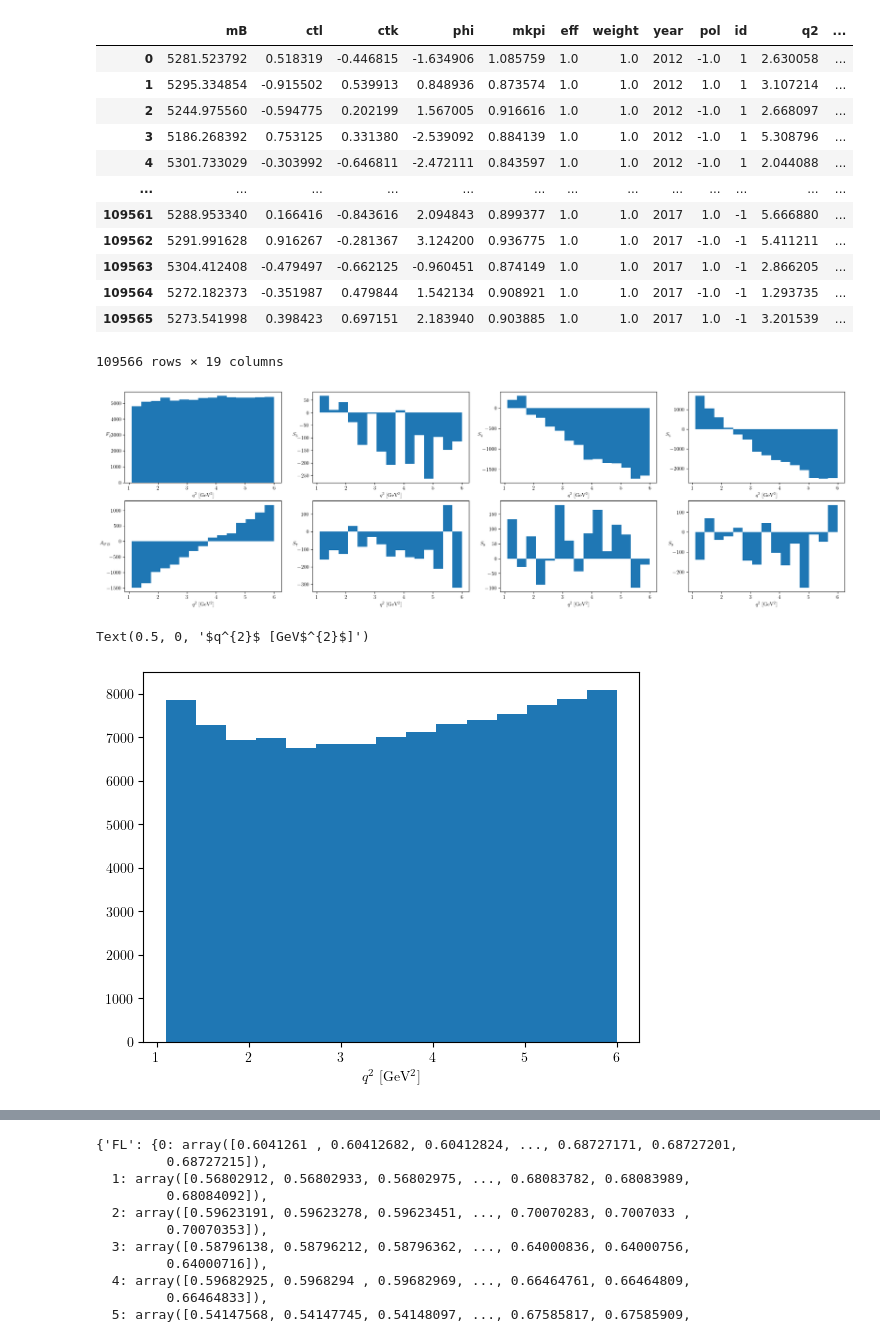
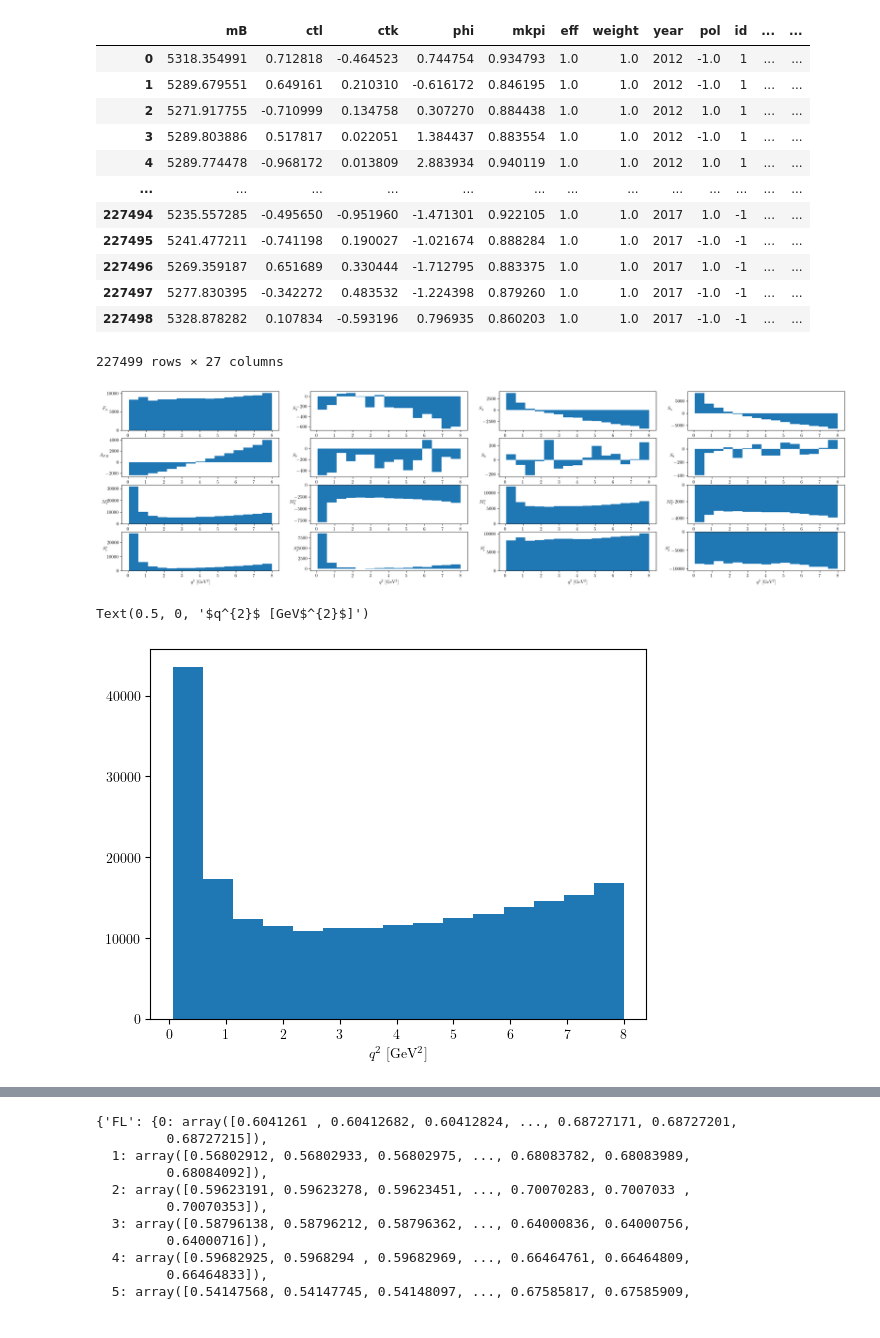
Before and after one commit to mesmith75/unbinned_kstmumu, a Jupyter notebook: calculate_unbinned_moments.ipynb, the cells around one changed output, grey strips where cells are left out. Drawn from its saved outputs; the diff is of its cells as text; code cells hidden in the pictures.

```diff
--- a/calculate_unbinned_moments.ipynb
+++ b/calculate_unbinned_moments.ipynb
@@ -9,46 +9,49 @@ import moments
 display(HTML("<style>.container { width:100% !important; }</style>"))
 plt.rcParams["font.family"] = "serif"
 plt.rcParams["text.usetex"] = True
-obsList = ['FL', 'S3', 'S4', 'S5', 'AFB', 'S7', 'S8', 'S9']
+obsList = ['FL', 'S3', 'S4', 'S5', 'AFB', 'S7', 'S8', 'S9', 'M1s', 'M2s', 'M1c', 'M2c', 'S1s', 'S2s', 'S1c', 'S2c']
 optObsList = ['FL', 'P1', 'P2', 'P3', 'P4p', 'P5p', 'P6p', 'P8p']
-optimisedObsTranslator = {'FL' : 'FL', 'S3' : 'P1', 'S4' : 'P4p', 'S5' : 'P5p', 'AFB' : 'P2', 'S7' : 'P6p', 'S8' : 'P8p', 'S9' : 'P3'}
+optimisedObsTranslator = {'FL' : 'FL', 'S3' : 'P1', 'S4' : 'P4p', 'S5' : 'P5p', 'AFB' : 'P2', 'S7' : 'P6p', 'S8' : 'P8p', 'S9' : 'P3', 'S1s' : 'S1s', 'S2s' : 'S2s', 'S1c' : 'S1c', 'S2c' : 'S2c', 'M1s' : 'M1s', 'M2s' : 'M2s', 'M1c' : 'M1c', 'M2c' : 'M2c'}
 obs_to_label = {'FL' : '$F_{L}$', 'S3' : '$S_{3}$', 'S4' : '$S_{4}$', 'S5' : '$S_{5}$', 'AFB' : '$A_{FB}$', 'S7' : '$S_{7}$', 'S8' : '$S_{8}$', 'S9' : '$S_{9}$',
+                'M1s' : '$M_{1}^{s}$', 'M2s' : '$M_{2}^{s}$', 'M1c' : '$M_{1}^{c}$', 'M2c' : '$M_{2}^{c}$', 'S1s' : '$S_{1}^{s}$', 'S2s' : '$S_{2}^{s}$', 'S1c' : '$S_{1}^{c}$', 'S2c' : '$S_{2}^{c}$',
                 'P1' : '$P_{1}$', 'P2' : '$P_{2}$', 'P3' : '$P_{3}$', 'P4p' : '$P_{4}^{\prime}$', 'P5p' : '$P_{5}^{\prime}$', 'P6p' : '$P_{6}^{\prime}$', 'P8p' : '$P_{8}^{\prime}$'}
 # %%
-infile = uproot.open('dataset_bin_8.root')['DecayTree'].arrays(library = 'pd')
+import importlib
+importlib.reload(moments)
+infile = uproot.open('dataset_bin_10.root')['DecayTree'].arrays(library = 'pd')
 infile = moments.calculateAllMoments(infile)
 infile
 # %% [output]
-|  | mB | ctl | ctk | phi | mkpi | eff | weight | year | pol | id | q2 | ... |
-| 0 | 5281.523792 | 0.518319 | -0.446815 | -1.634906 | 1.085759 | 1.0 | 1.0 | 2012 | -1.0 | 1 | 2.630058 | ... |
-| 1 | 5295.334854 | -0.915502 | 0.539913 | 0.848936 | 0.873574 | 1.0 | 1.0 | 2012 | 1.0 | 1 | 3.107214 | ... |
-| 2 | 5244.975560 | -0.594775 | 0.202199 | 1.567005 | 0.916616 | 1.0 | 1.0 | 2012 | -1.0 | 1 | 2.668097 | ... |
-| 3 | 5186.268392 | 0.753125 | 0.331380 | -2.539092 | 0.884139 | 1.0 | 1.0 | 2012 | -1.0 | 1 | 5.308796 | ... |
-| 4 | 5301.733029 | -0.303992 | -0.646811 | -2.472111 | 0.843597 | 1.0 | 1.0 | 2012 | -1.0 | 1 | 2.044088 | ... |
+|  | mB | ctl | ctk | phi | mkpi | eff | weight | year | pol | id | ... | ... |
+| 0 | 5318.354991 | 0.712818 | -0.464523 | 0.744754 | 0.934793 | 1.0 | 1.0 | 2012 | -1.0 | 1 | ... | ... |
+| 1 | 5289.679551 | 0.649161 | 0.210310 | -0.616172 | 0.846195 | 1.0 | 1.0 | 2012 | -1.0 | 1 | ... | ... |
+| 2 | 5271.917755 | -0.710999 | 0.134758 | 0.307270 | 0.884438 | 1.0 | 1.0 | 2012 | 1.0 | 1 | ... | ... |
+| 3 | 5289.803886 | 0.517817 | 0.022051 | 1.384437 | 0.883554 | 1.0 | 1.0 | 2012 | -1.0 | 1 | ... | ... |
+| 4 | 5289.774478 | -0.968172 | 0.013809 | 2.883934 | 0.940119 | 1.0 | 1.0 | 2012 | 1.0 | 1 | ... | ... |
 | ... | ... | ... | ... | ... | ... | ... | ... | ... | ... | ... | ... | ... |
-| 109561 | 5288.953340 | 0.166416 | -0.843616 | 2.094843 | 0.899377 | 1.0 | 1.0 | 2017 | 1.0 | -1 | 5.666880 | ... |
-| 109562 | 5291.991628 | 0.916267 | -0.281367 | 3.124200 | 0.936775 | 1.0 | 1.0 | 2017 | -1.0 | -1 | 5.411211 | ... |
-| 109563 | 5304.412408 | -0.479497 | -0.662125 | -0.960451 | 0.874149 | 1.0 | 1.0 | 2017 | 1.0 | -1 | 2.866205 | ... |
-| 109564 | 5272.182373 | -0.351987 | 0.479844 | 1.542134 | 0.908921 | 1.0 | 1.0 | 2017 | -1.0 | -1 | 1.293735 | ... |
-| 109565 | 5273.541998 | 0.398423 | 0.697151 | 2.183940 | 0.903885 | 1.0 | 1.0 | 2017 | 1.0 | -1 | 3.201539 | ... |
+| 227494 | 5235.557285 | -0.495650 | -0.951960 | -1.471301 | 0.922105 | 1.0 | 1.0 | 2017 | 1.0 | -1 | ... | ... |
+| 227495 | 5241.477211 | -0.741198 | 0.190027 | -1.021674 | 0.888284 | 1.0 | 1.0 | 2017 | -1.0 | -1 | ... | ... |
+| 227496 | 5269.359187 | 0.651689 | 0.330444 | -1.712795 | 0.883375 | 1.0 | 1.0 | 2017 | 1.0 | -1 | ... | ... |
+| 227497 | 5277.830395 | -0.342272 | 0.483532 | -1.224398 | 0.879260 | 1.0 | 1.0 | 2017 | -1.0 | -1 | ... | ... |
+| 227498 | 5328.878282 | 0.107834 | -0.593196 | 0.796935 | 0.860203 | 1.0 | 1.0 | 2017 | -1.0 | -1 | ... | ... |
-109566 rows × 19 columns
+227499 rows × 27 columns
 # %%
 mom_bins = {}
-fig, ax = plt.subplots(nrows=2, ncols=4, figsize = (25,7))
+fig, ax = plt.subplots(nrows=4, ncols=4, figsize = (28,7))
 _i = 0
 for _row in ax:
     for _col in _row:
         mom_bins[obsList[_i]] = _col.hist(infile['q2'], weights = infile['moment_%s' % obsList[_i]], bins = 15)
         _col.set_xlabel("$q^{2}$ [GeV$^{2}$]")
         _col.set_ylabel(obs_to_label[obsList[_i]], rotation=0)
         _i += 1
 # %% [output]
-[figure, old version]
+[figure, new version]
 # %%
 plt.figure()
 r_bins = plt.hist(infile['q2'], bins = 15)
 plt.xlabel("$q^{2}$ [GeV$^{2}$]")
 # %% [output]
 Text(0.5, 0, '$q^{2}$ [GeV$^{2}$]')
-[figure, old version]
+[figure, new version]
 # %%
```
Also changed, not shown: parts of 16 cells of this notebook, 1 other file.
